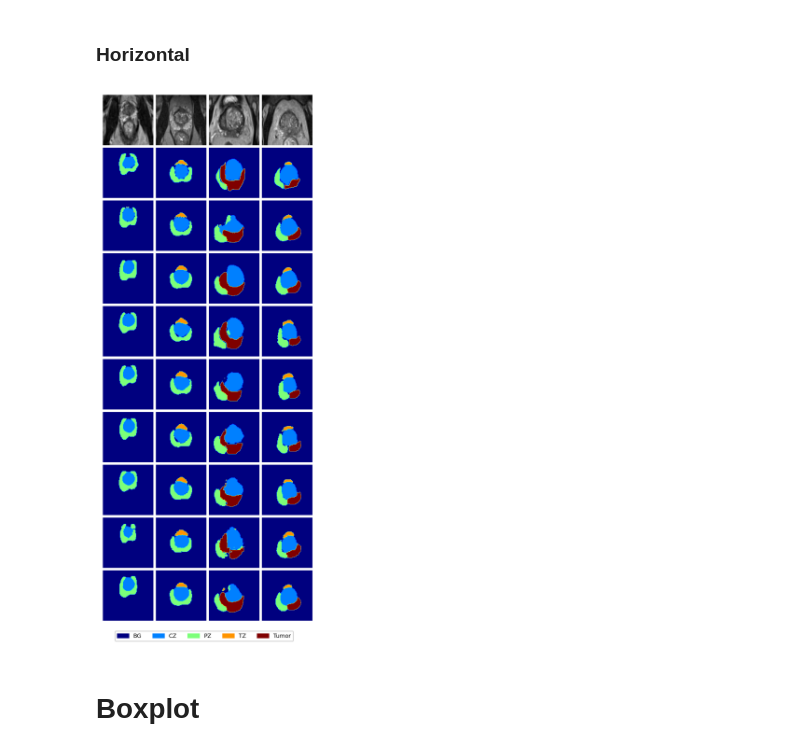
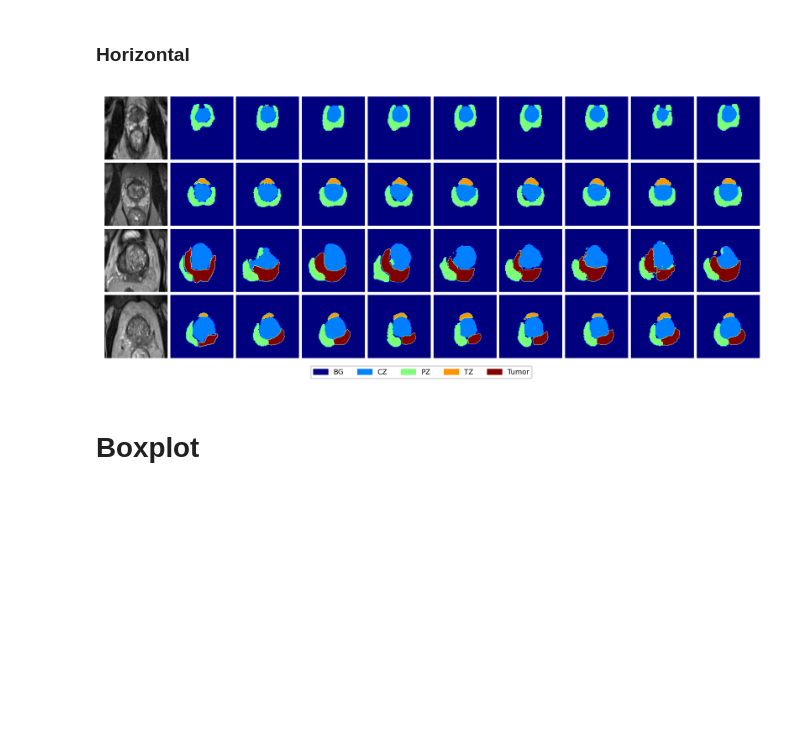
Before and after one commit to pabloquihui/Dataset_pca, a Jupyter notebook: plot_uq.ipynb, the cells around one changed output. Drawn from its saved outputs; the diff is of its cells as text; code cells hidden in the pictures; blank space fills up the shorter version.

```diff
--- a/plot_uq.ipynb
+++ b/plot_uq.ipynb
@@ -679,8 +677,8 @@ norm = mpl.colors.BoundaryNorm(bounds, cmap.N)
 fig, ax = plt.subplots(nrows=4, ncols=10, figsize=(10,4), dpi=300)
 ax[0,0].imshow(dict_imgs[z2], cmap='gray')
 ax[0,0].axis('off')
-ax[1,0].imshow(dict_msks[z2], cmap='jet', vmin=0, vmax=4)
-ax[1,0].axis('off')
+ax[0,1].imshow(dict_msks[z2], cmap='jet', vmin=0, vmax=4)
+ax[0,1].axis('off')
 
 
 ax[1,0].imshow(dict_imgs[z3], cmap='gray')
@@ -769,35 +767,35 @@ ax[0,8].axis('off')
 ax[1,8].imshow(dict_preds['swinunet'][z3], cmap='jet', vmin=0, vmax=4)
 ax[1,8].axis('off')
 ax[2,8].imshow(dict_preds['swinunet'][z3t], cmap='jet', vmin=0, vmax=4)
 ax[2,8].axis('off')
 im = ax[3,8].imshow(dict_preds['swinunet'][z4], cmap='jet', vmin=0, vmax=4)
 ax[3,8].axis('off')
 
 # FAUNET
 ax[0,9].imshow(dict_preds['faunet'][z2], cmap='jet', vmin=0, vmax=4)
 ax[0,9].axis('off')
 ax[1,9].imshow(dict_preds['faunet'][z3], cmap='jet', vmin=0, vmax=4)
 ax[1,9].axis('off')
 ax[2,9].imshow(dict_preds['faunet'][z3t], cmap='jet', vmin=0, vmax=4)
 ax[2,9].axis('off')
 im = ax[3,9].imshow(dict_preds['faunet'][z4], cmap='jet', vmin=0, vmax=4)
 ax[3,9].axis('off')
 
 plt.subplots_adjust(wspace=0.01, hspace=0.05)
 # plt.tight_layout()
 
 import matplotlib.patches as mpatches
 values2 = ['BG','CZ','PZ','TZ','Tumor']
 values = [0,1,2,3,4]
 colors = [ im.cmap(im.norm(value)) for value in values]
 # create a patch (proxy artist) for every color
 patches = [ mpatches.Patch(color=colors[i], label=values2[i]) for i in range(len(values)) ]
 # put those patched as legend-handles into the legend
-fig.legend(handles=patches, ncol=5, prop={'size': 6}, loc=8, bbox_to_anchor=(0.5, 0.08), borderaxespad=0. )
+fig.legend(handles=patches, ncol=5, prop={'size': 6}, loc=8, bbox_to_anchor=(0.5, 0.05), borderaxespad=0. )
 plt.savefig('uq_preds_horizontal.png', dpi=300, bbox_inches='tight')
 plt.show()
 # %% [output]
-[figure, old version]
+[figure, new version]
 # %% [markdown]
 # Boxplot
 # %% [markdown]
```
Also changed, not shown: parts of 3 cells of this notebook, 4 other files.
